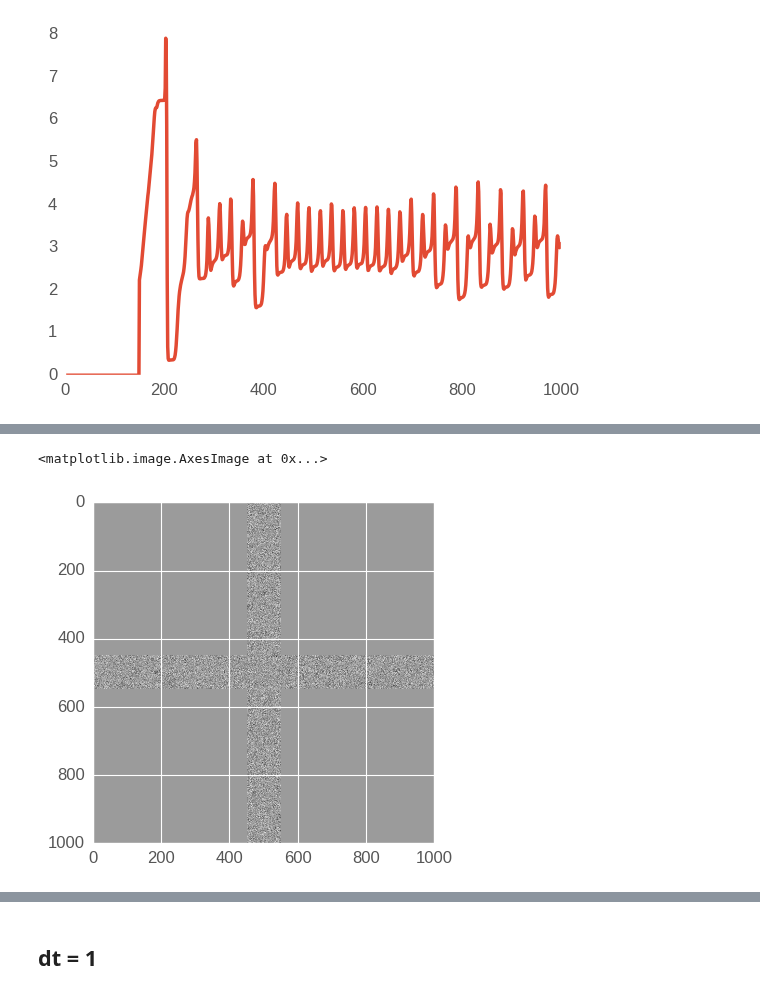
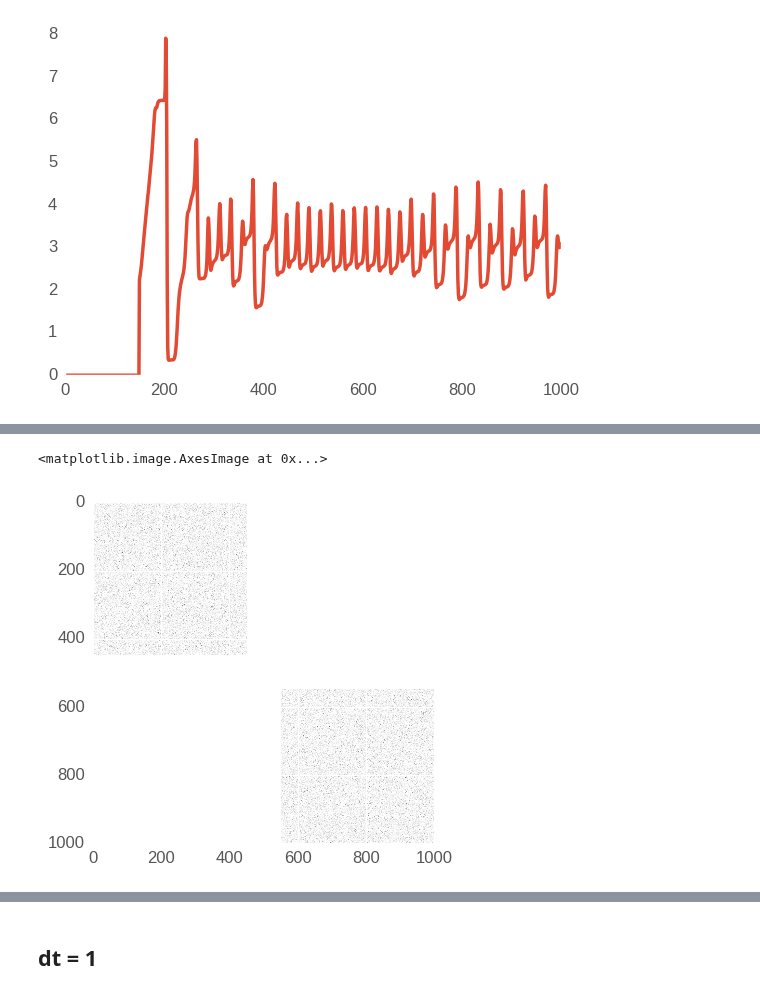
Before and after one commit to gpernelle/cortex, a Jupyter notebook: notebooks/paperSync-debug.ipynb, the cells around one changed output, grey strips where cells are left out. Saved outputs shown, nothing was run; the diff lists cells and outputs as text; code cells hidden in the pictures.

```diff
--- a/notebooks/paperSync-debug.ipynb
+++ b/notebooks/paperSync-debug.ipynb
@@ -117,7 +117,7 @@ N = 1000
 T = 10000
 nu = 100
 sG = 50
-tauv = 25
+tauv = 2500
 gpu1 = TfConnEvolveNet(N=N,
                   T=T,
                   disp=False,
@@ -147,5 +196,5 @@ gpu1.runTFSimul()
 # %%
-plt.imshow(gpu1.wGap_init_S)
+plt.imshow(gpu1.w0)
 # %% [output]
 <matplotlib.image.AxesImage at 0x...>
-[figure, old version]
+[figure, new version]
```
Also changed, not shown: parts of 6 cells of this notebook, 1 other file.
